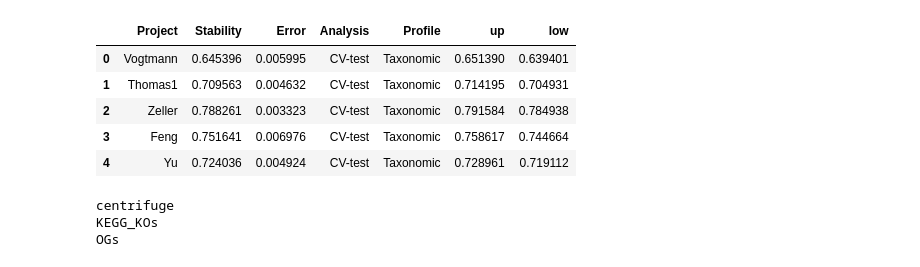
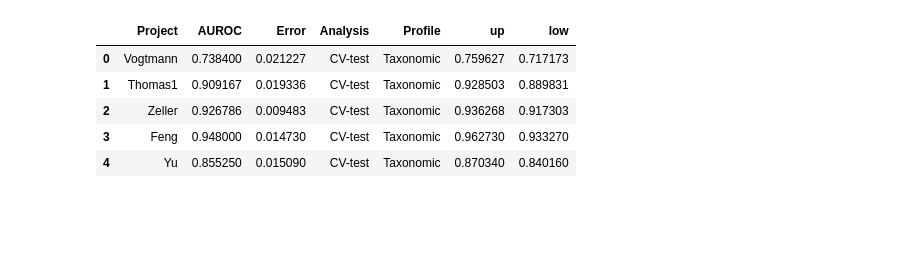
Before and after one commit to babelomics/metagenomic-crc, a Jupyter notebook: machine_learning/plot_results.ipynb, the cells around one changed output. Saved outputs shown, nothing was run; the diff lists cells and outputs as text; code cells hidden in the pictures; blank space fills up the shorter version.

```diff
--- a/machine_learning/plot_results.ipynb
+++ b/machine_learning/plot_results.ipynb
@@ -685,34 +704,40 @@ stab_df.to_csv(results_path.joinpath("combined", f"stability_results_summary.tsv
-# %%
-stab_df.head()
-# %% [output]
-|  | Project | Stability | Error | Analysis | Profile | up | low |
-| 0 | Vogtmann | 0.645396 | 0.005995 | CV-test | Taxonomic | 0.651390 | 0.639401 |
-| 1 | Thomas1 | 0.709563 | 0.004632 | CV-test | Taxonomic | 0.714195 | 0.704931 |
-| 2 | Zeller | 0.788261 | 0.003323 | CV-test | Taxonomic | 0.791584 | 0.784938 |
-| 3 | Feng | 0.751641 | 0.006976 | CV-test | Taxonomic | 0.758617 | 0.744664 |
-| 4 | Yu | 0.724036 | 0.004924 | CV-test | Taxonomic | 0.728961 | 0.719112 |
 # %%
-err_df = pd.DataFrame()
+if EXTRACT:
 
-for profile in profile_names:
-    print(profile)
+    err_df = pd.DataFrame()
 
-    results_stab = results_stab_dict[profile]
-    results_cp = results_cp_dict[profile]
+    for profile in profile_names:
+        print(profile)
 
-    cp_err_mat = [(project, *compute_error(results_cp[project]["cv"], alpha=0.05)[1:]) for project in results_cp.keys()]
-    cp_err_df = pd.DataFrame(cp_err_mat, columns=["Project", "AUROC", "Error"])
-    cp_err_df["Analysis"] = "CV-Stability"
-    cp_err_df["Profile"] = profile
+        results_stab = results_stab_dict[profile]
+        results_cp = results_cp_dict[profile]
 
-    st_err_mat = [(project, *compute_error(results_stab[project], alpha=0.05)[1:]) for project in results_stab.keys()]
-    st_err_df = pd.DataFrame(st_err_mat, columns=["Project", "AUROC", "Error"])
-    st_err_df["Analysis"] = "RSSS-Stability"
-    st_err_df["Profile"] = profile
+        cp_err_mat = [(project, *compute_error(results_cp[project]["cv"], alpha=0.05)[1:]) for project in results_cp.keys()]
+        cp_err_df = pd.DataFrame(cp_err_mat, columns=["Project", "AUROC", "Error"])
+        cp_err_df["Analysis"] = "CV-Stability"
+        cp_err_df["Profile"] = profile
 
-    err_df_i = pd.concat((cp_err_df, st_err_df), axis=0)
-    err_df = pd.concat((err_df, err_df_i), axis=0)
+        st_err_mat = [(project, *compute_error(results_stab[project], alpha=0.05)[1:]) for project in results_stab.keys()]
+        st_err_df = pd.DataFrame(st_err_mat, columns=["Project", "AUROC", "Error"])
+        st_err_df["Analysis"] = "RSSS-Stability"
+        st_err_df["Profile"] = profile
+
+        err_df_i = pd.concat((cp_err_df, st_err_df), axis=0)
+        err_df = pd.concat((err_df, err_df_i), axis=0)
+
+        err_df = err_df.replace(replace_dict)
+        err_df["up"] = err_df["AUROC"] + err_df["Error"]
+        err_df["low"] = err_df["AUROC"] - err_df["Error"]
+
+        err_df.to_csv(results_path.joinpath("combined", f"scoring_results_summary.tsv.gz"), sep="\t")
+else:
+    err_df = pd.read_csv(results_path.joinpath("combined", f"scoring_results_summary.tsv.gz"), sep="\t")
+
+err_df.head()
 # %% [output]
-centrifuge
-KEGG_KOs
-OGs
+|  | Project | AUROC | Error | Analysis | Profile | up | low |
+| 0 | Vogtmann | 0.738400 | 0.021227 | CV-test | Taxonomic | 0.759627 | 0.717173 |
+| 1 | Thomas1 | 0.909167 | 0.019336 | CV-test | Taxonomic | 0.928503 | 0.889831 |
+| 2 | Zeller | 0.926786 | 0.009483 | CV-test | Taxonomic | 0.936268 | 0.917303 |
+| 3 | Feng | 0.948000 | 0.014730 | CV-test | Taxonomic | 0.962730 | 0.933270 |
+| 4 | Yu | 0.855250 | 0.015090 | CV-test | Taxonomic | 0.870340 | 0.840160 |
```
Also changed, not shown: parts of 94 cells of this notebook, 3 other files.
